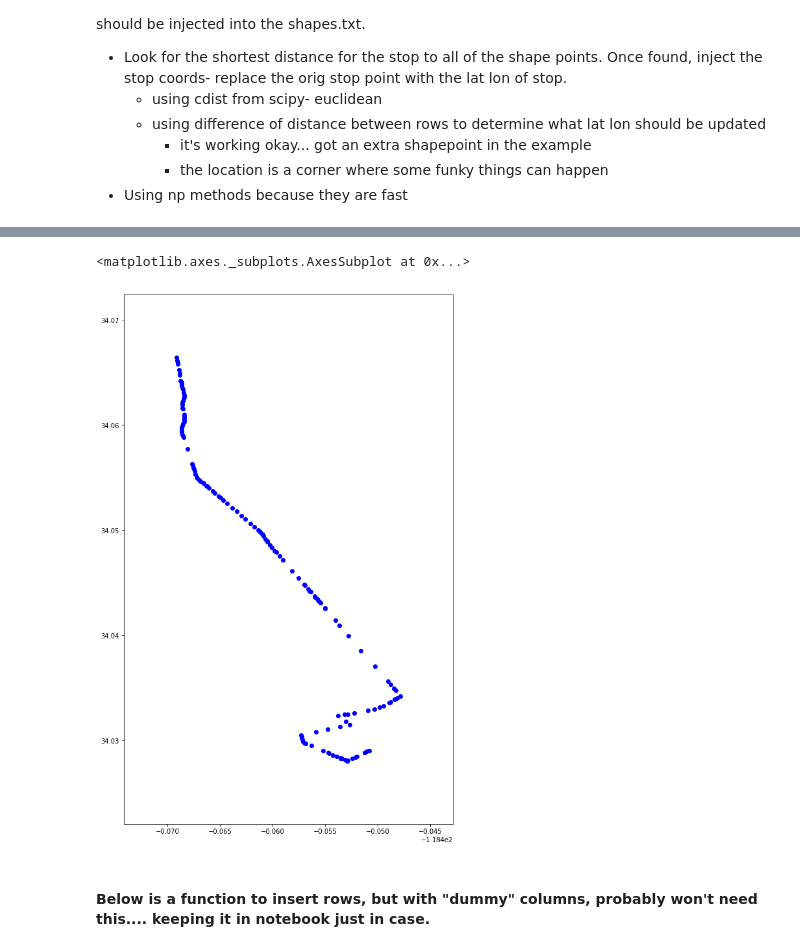
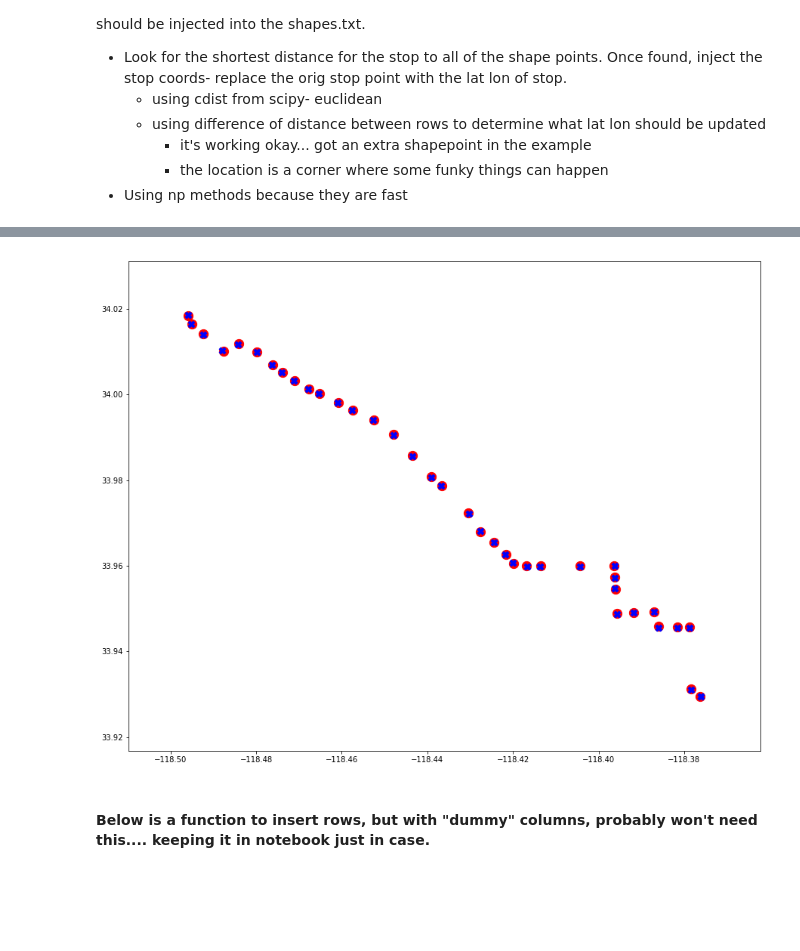
Before and after one commit to dandresen/work-gtfs-qa, a Jupyter notebook: Add-Stop-LatLon-2Shapes.ipynb, the cells around one changed output, grey strips where cells are left out. Saved outputs shown, nothing was run; the diff lists cells and outputs as text; code cells hidden in the pictures; blank space fills up the shorter version.

Commit message:
Added logic for stop to capture last shape point

```diff
--- a/Add-Stop-LatLon-2Shapes.ipynb
+++ b/Add-Stop-LatLon-2Shapes.ipynb
@@ -47,9 +47,9 @@ Use the distance from stop to the shape point in order to determine where the st
 * Using np methods because they are fast
 # %%
 # get one trip to test
-onetrip = trips[(trips.trip_id == 778838)]
-oneshape = shapes[(shapes.shape_id == 23889)]
-stopTimeStops = stop_times['stop_id'][(stop_times.trip_id == 778838)].tolist()
+onetrip = trips[(trips.trip_id == 784125)]
+oneshape = shapes[(shapes.shape_id == 23855)]
+stopTimeStops = stop_times['stop_id'][(stop_times.trip_id == 784125)].tolist()
 neededStops = stops[stops['stop_id'].isin(stopTimeStops)]
 lstlat = neededStops['stop_lat'].tolist()
 lstlon = neededStops['stop_lon'].tolist()
@@ -131,23 +129,27 @@ keepPnts
 # %%
 # plot the stops (red) and the shape points the script returns (blue)
 import geopandas as gpd
 
-# all of the shape points
-allShapePoints = gpd.GeoDataFrame(oneshape, geometry=gpd.points_from_xy(oneshape.shape_pt_lon,oneshape.shape_pt_lat))
-allShapePoints.plot(figsize=(15,15),color='blue')
-testPointsdf.plot(ax=stopsTest, color='blue',marker='X')
+# all of the shape points FOR TESTING
+# allShapePoints = gpd.GeoDataFrame(oneshape, geometry=gpd.points_from_xy(oneshape.shape_pt_lon,oneshape.shape_pt_lat))
+# stopsTest = testStopdf.plot(figsize=(50,50),color='red',markersize=200)
+# # allShapePoints.plot(figsize=(15,15),color='blue')
+# allShapePoints.plot(ax=stopsTest, color='blue',marker='X',markersize=50)
+# plt.show()
+
+
 
 # # testPointsdf = gpd.GeoDataFrame(oneshape, geometry=gpd.points_from_xy(oneshape.shape_pt_lon,oneshape.shape_pt_lat))
-# testPointsdf = gpd.GeoDataFrame(keepPnts, geometry=gpd.points_from_xy(keepPnts.shape_pt_lon,keepPnts.shape_pt_lat))
+testPointsdf = gpd.GeoDataFrame(keepPnts, geometry=gpd.points_from_xy(keepPnts.shape_pt_lon,keepPnts.shape_pt_lat))
 
-# testStopdf = gpd.GeoDataFrame(neededStops, geometry=gpd.points_from_xy(neededStops.stop_lon,neededStops.stop_lat))
+testStopdf = gpd.GeoDataFrame(neededStops, geometry=gpd.points_from_xy(neededStops.stop_lon,neededStops.stop_lat))
 
-# # plot shape points and stops... see an extra shape point near southern part of route
-# stopsTest = testStopdf.plot(figsize=(15,15),color='red',)
-# testPointsdf.plot(ax=stopsTest, color='blue',marker='X')
+# plot shape points and stops... see an extra shape point near southern part of route
+stopsTest = testStopdf.plot(figsize=(15,15),color='red',markersize=150)
+testPointsdf.plot(ax=stopsTest, color='blue',marker='X',markersize=75)
+plt.show()
 # %% [output]
-<matplotlib.axes._subplots.AxesSubplot at 0x...>
-[figure, old version]
+[figure, new version]
 # %%
 '''
 OLDER LOGIC BELOW... still may use some of it.
```
Also changed, not shown: parts of 2 cells of this notebook.
